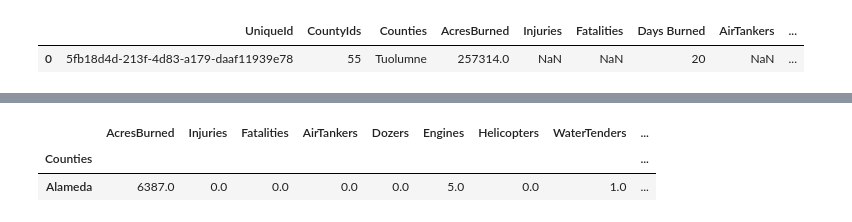
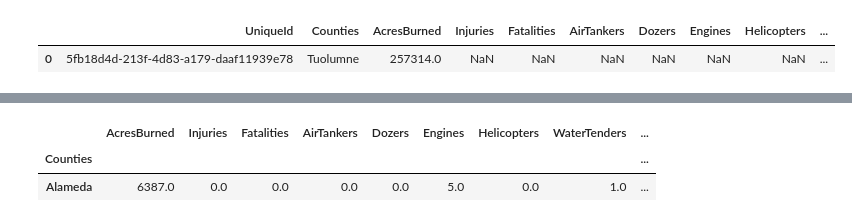
Before and after one commit to jump8621/data-project-I, a Jupyter notebook: alessandro_pyre.ipynb, the cells around one changed output, grey strips where cells are left out. Drawn from its saved outputs; the diff is of its cells as text; code cells hidden in the pictures.

```diff
--- a/alessandro_pyre.ipynb
+++ b/alessandro_pyre.ipynb
@@ -37,17 +26,17 @@ pyre_data_path_ale = "Resources/California_Fire_Incidents.csv"
 pyre1_df = pd.read_csv(pyre_data_path_ale)
 # %%
 # Select column headers for data frame
-pyre1_df = pyre1_df[["UniqueId", "CountyIds","Counties",
-                         "AcresBurned", "Injuries","Fatalities", "Days Burned",
-                         "AirTankers", "ArchiveYear", "Dozers", "Engines", "Helicopters",
+pyre1_df = pyre1_df[["UniqueId", "Counties",
+                         "AcresBurned", "Injuries","Fatalities",
+                         "AirTankers", "Dozers", "Engines", "Helicopters",
                          "WaterTenders","CrewsInvolved","PersonnelInvolved",
                          "StructuresDamaged", "StructuresDestroyed", "StructuresEvacuated",
                          "StructuresThreatened"]
                        ]
 pyre1_df.head(1)
 # %% [output]
-|  | UniqueId | CountyIds | Counties | AcresBurned | Injuries | Fatalities | Days Burned | AirTankers | ... |
-| 0 | 5fb18d4d-213f-4d83-a179-daaf11939e78 | 55 | Tuolumne | 257314.0 | NaN | NaN | 20 | NaN | ... |
+|  | UniqueId | Counties | AcresBurned | Injuries | Fatalities | AirTankers | Dozers | Engines | Helicopters | ... |
+| 0 | 5fb18d4d-213f-4d83-a179-daaf11939e78 | Tuolumne | 257314.0 | NaN | NaN | NaN | NaN | NaN | NaN | ... |
 # %%
 # Revise data frame to include fires > 10 acres only
 
```
Also changed, not shown: parts of 23 cells of this notebook.
